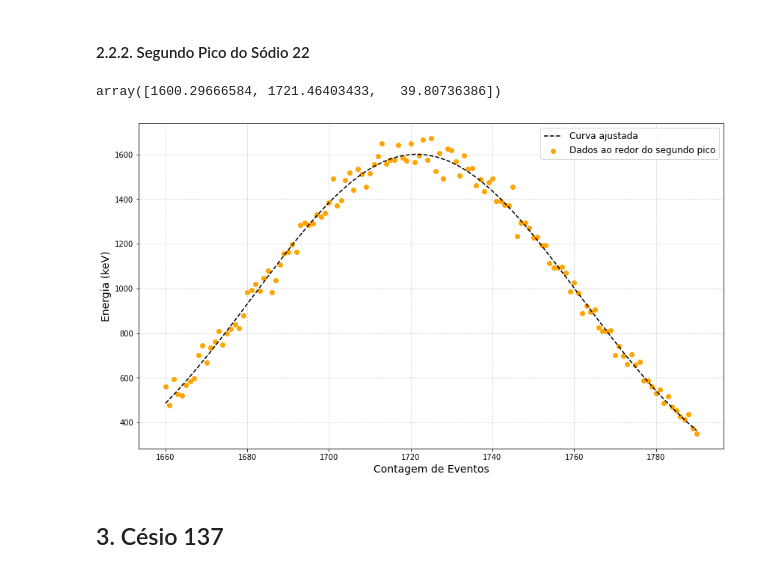
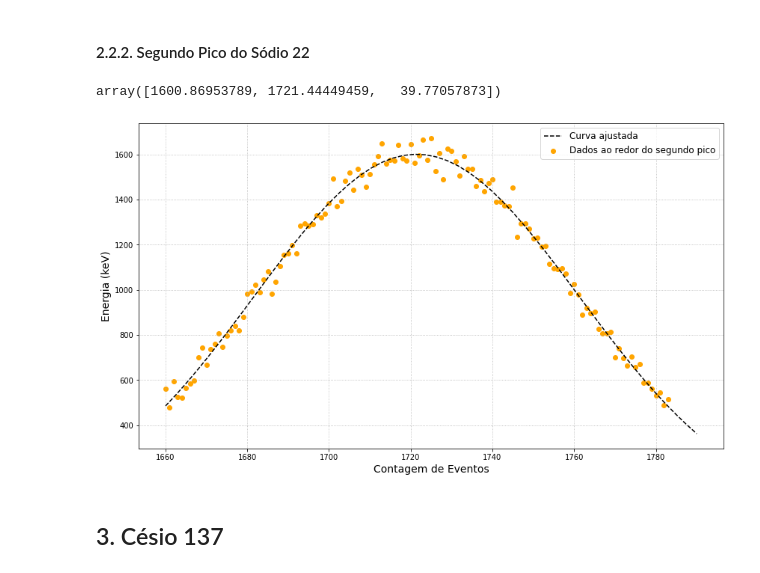
Before and after one commit to goulartsursula/DisciplinasUERJ, a Jupyter notebook: Estrutura da Materia 3/EspectroscopiaGama.ipynb, the cells around one changed output. Cells and saved outputs as stored; diff of their text form; code cells hidden in the pictures.

```diff
--- a/Estrutura da Materia 3/EspectroscopiaGama.ipynb
+++ b/Estrutura da Materia 3/EspectroscopiaGama.ipynb
@@ -139,10 +139,10 @@ plt.grid(linestyle='dotted')
 def Gauss1Na22(x, A, mean, sigma): #Gaussiana para o primeiro pico
     return A * np.exp(-0.5 * np.square((x - mean) / sigma))
 
-sigma = np.sqrt(ydata1Na22)
+sigma = np.sqrt(data1Na22_peak['Counts'])
 p0 = (1000, 720, 85) #Condições iniciais: valor máximo de y, estimativa da média, xmax - xmin
 
-popt1Na22, pcov1Na22 = curve_fit(Gauss1Na22, xdata1Na22, ydata1Na22, sigma=sigma, p0=p0) #print A, mean, sigma
+popt1Na22, pcov1Na22 = curve_fit(Gauss1Na22, data1Na22_peak['Chan'], data1Na22_peak['Counts'], sigma=sigma, p0=p0) #print A, mean, sigma
 
 error1Na22 = [np.sqrt(pcov1Na22[i, i]) for i in np.arange(3)] #Diagonal principal da matriz
 # %%
@@ -168,29 +169,29 @@ plt.grid(linestyle='dotted')
 def Gauss2Na22(x, A, mean, sigma): #Gaussiana para o segundo pico
     return A * np.exp(-0.5 * np.square((x - mean) / sigma))
 
-sigma = np.sqrt(ydata2Na22)
+sigma = np.sqrt(data2Na22_peak['Counts'])
 p0 = (1000, 1738, 130) #Condições iniciais: valor máximo de y, estimativa da média, xmax - xmin
 
-popt2Na22, pcov2Na22 = curve_fit(Gauss2Na22, xdata2Na22, ydata2Na22, sigma=sigma, p0=p0)
+popt2Na22, pcov2Na22 = curve_fit(Gauss2Na22, data2Na22_peak['Chan'], data2Na22_peak['Counts'], sigma=sigma, p0=p0)
 
 error2Na22 = [np.sqrt(pcov2Na22[i, i]) for i in np.arange(3)]
 # %%
 popt2Na22
 # %% [output]
-array([1600.29666584, 1721.46403433,   39.80736386])
+array([1600.86953789, 1721.44449459,   39.77057873])
 # %%
 fig = plt.subplots(figsize=(14, 8))
 
 x_na2 = np.linspace(1660, 1790)
 plt.plot(x_na2, Gauss2Na22(x_na2, *popt2Na22), linestyle='--', c='black', label='Curva ajustada')
-plt.scatter(xdata2Na22, ydata2Na22, c='orange', label='Dados ao redor do segundo pico')
+plt.scatter(data2Na22_peak['Chan'], data2Na22_peak['Counts'], c='orange', label='Dados ao redor do segundo pico')
 plt.xlabel('Contagem de Eventos', fontsize='14')
 plt.ylabel('Energia (keV)', fontsize='14')
 plt.legend(fontsize='12')
 plt.savefig('Peak2Fit_Na22.png', transparent = True)
 plt.grid(linestyle='dotted')
 # %% [output]
-[figure, old version]
+[figure, new version]
 # %% [markdown]
 ## 3. Césio 137
 # %%
```
Also changed, not shown: parts of 24 cells of this notebook.
